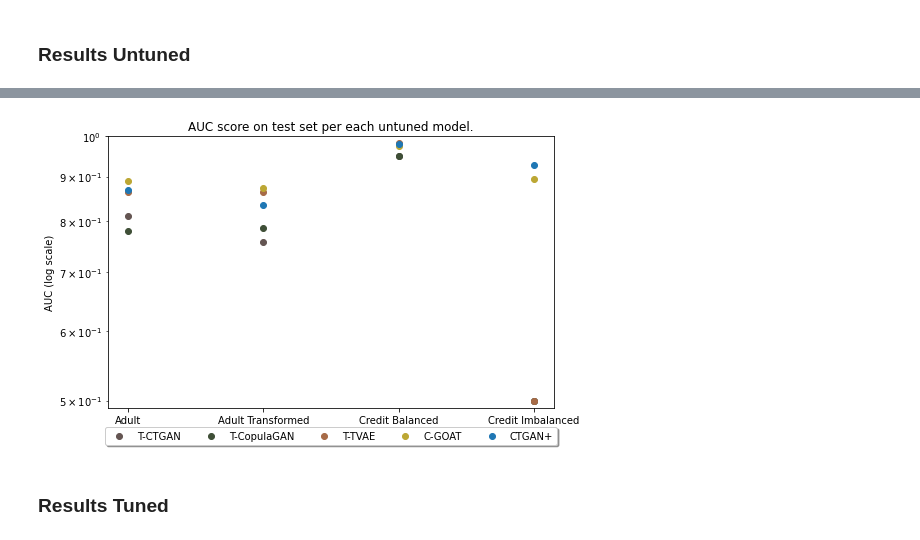
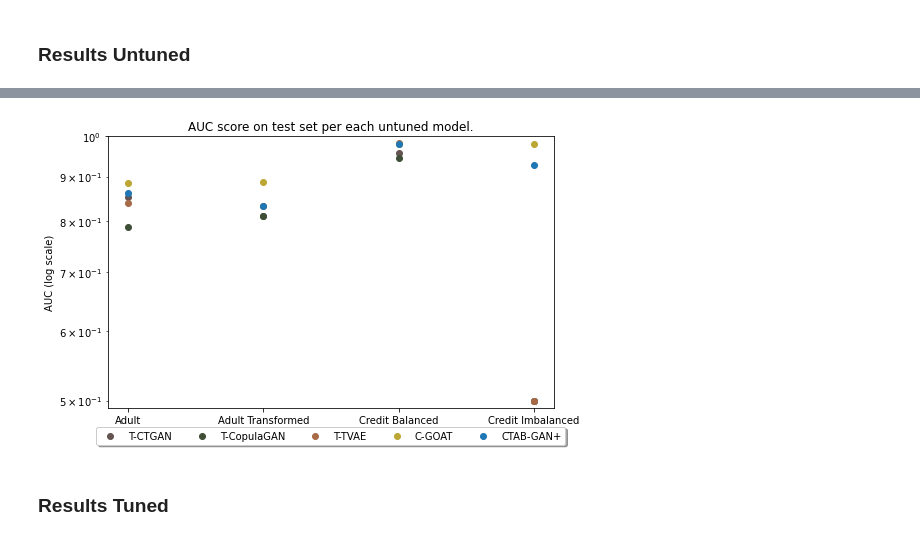
Before and after one commit to shinnasa/SC-GOAT, a Jupyter notebook: code/CollectResults.ipynb, the cells around one changed output, grey strips where cells are left out. Cells and saved outputs as stored; diff of their text form; code cells hidden in the pictures.

```diff
--- a/code/CollectResults.ipynb
+++ b/code/CollectResults.ipynb
@@ -1410,6 +1410,13 @@ def generateDataFrameAllModelsResults(metric:str, tuned:bool):
         dict_results[model_TVAE] = df_tvae_results.rename(columns={'data_set_full_name' : 'data_set', 'clf_auc_' + metric + '_tvae' : 'AUC'})
         dict_results[model_CGOAT] = df_temp_our_method.rename(columns={'data_set_full_name' : 'data_set', metric + '_roc' : 'AUC'})
 
+        datasets = [adut_data_set, encoded_adut_data_set, balanced_credit_card_data_set, imbalanced_credit_card_data_set]
+        dict_results[model_GaussianCopula].data_set = datasets
+        dict_results[model_CTGAN].data_set = datasets
+        dict_results[model_CopulaGAN].data_set = datasets
+        dict_results[model_TVAE].data_set = datasets
+        dict_results[model_CGOAT].data_set = datasets
+
     return dict_results
 # %%
 results_untuned_val = generateDataFrameAllModelsResults('val', False)
@@ -1447,8 +1454,8 @@ results_untuned_val
 # %%
 #results CTGAN+
 datasets = [adut_data_set, encoded_adut_data_set, balanced_credit_card_data_set, imbalanced_credit_card_data_set]
-ctgan_plus_auc_test_adult = 0.8684
-ctgan_plus_auc_test_ecnoded_adult = 0.8358
+ctgan_plus_auc_test_adult = 0.8614
+ctgan_plus_auc_test_ecnoded_adult = 0.8341
 ctgan_plus_auc_test_balanced_credit = 0.981
 ctgan_plus_auc_test_imbalanced_credit = 0.9267
 ctgan_plus_auc_test_results = pd.DataFrame({'data' : datasets, 'AUC' : [ctgan_plus_auc_test_adult, ctgan_plus_auc_test_ecnoded_adult, ctgan_plus_auc_test_balanced_credit, ctgan_plus_auc_test_imbalanced_credit]})
@@ -1545,13 +1632,11 @@ plt.close()
 # %%
-import pandas as pd
-import os
 ldname = ['adult', 'encoded_adult', 'balanced_credit_card', 'unbalanced_credit_card']
 lmname =['GaussianCopula', 'CTGAN', 'CopulaGAN', 'TVAE']
 dfres = pd.DataFrame()
 
 for m_name in ldname:
     for method_name in lmname:
-        fname = "../data/output/" + m_name + "_" + method_name + "_clf_best_param_xgboost.csv"
+        fname = "../data/output/ES10/" + m_name + "_" + method_name + "_clf_best_param_xgboost.csv"
         if not os.path.exists(fname):
             print(f"File '{fname}' does not exist. Skipping...")
             continue
@@ -1565,7 +1650,7 @@ for m_name in ldname:
                 index = ['data', 'model', 'set', 'untuned', 'tuned']).T])
 
     for t in ['tuned', 'untuned']:
-        fname = "../data/output/" + m_name + "_" + t + '_' +  "models_clf_best_param_xgboost.csv"
+        fname = "../data/output/ES10/" + m_name + "_" + t + '_' +  "models_clf_best_param_xgboost.csv"
         if not os.path.exists(fname):
             print(f"File '{fname}' does not exist. Skipping...")
             continue
@@ -1580,3 +1665,4 @@ for m_name in ldname:
     lset = ['val', 'test']
     dfres = pd.concat([dfres, pd.DataFrame([ldata, lmodel, lset, luntuned, ltuned],
             index = ['data', 'model', 'set', 'untuned', 'tuned']).T])
+dfres
@@ -1612,6 +1720,8 @@ df_results_untuned_test_CTGAN = df_results_untuned_test.loc[df_results_untuned_t
 df_results_untuned_test_CopulaGAN = df_results_untuned_test.loc[df_results_untuned_test['model'] == 'CopulaGAN'][columns_needed_untuned_model].rename(columns={'untuned' : 'AUC'})
 df_results_untuned_test_TVAE = df_results_untuned_test.loc[df_results_untuned_test['model'] == 'TVAE'][columns_needed_untuned_model].rename(columns={'untuned' : 'AUC'})
 df_results_untuned_test_SC_GOAT = df_results_untuned_test.loc[df_results_untuned_test['model'] == 'SC_GOAT'][columns_needed_untuned_model].rename(columns={'untuned' : 'AUC'})
+# %%
+df_results_untuned_test_SC_GOAT.AUC = [0.885859, 0.886303, 0.980266, 0.979161]
 # %%
 df_results_untuned_test_SC_GOAT
 # %% [output]
@@ -1658,19 +1776,19 @@ dict_results_untuned_test[model_CGOAT].data = datasets
 # %%
 plt.figure(figsize=(8, 5))
 for key in dict_results_untuned_test.keys():
     color_ = colors_methods[key]
     plt.scatter(dict_results_untuned_test[key]['data'], dict_results_untuned_test[key]['AUC'], color = color_, label=key)
-plt.scatter(ctgan_plus_auc_test_results['data'], ctgan_plus_auc_test_results['AUC'],label='CTGAN+')
+plt.scatter(ctgan_plus_auc_test_results['data'], ctgan_plus_auc_test_results['AUC'],label='CTAB-GAN+')
 plt.legend(loc='upper center', bbox_to_anchor=(0.5, -0.05), fancybox=True, shadow=True, ncol=5)
 plt.yscale("log")
 plt.ylim([0.49, 1.0])
 plt.ylabel("AUC (log scale)")
 plt.title("AUC score on test set per each untuned model.")
 plt.savefig("../data/figures/results_untuned_models_test.jpg", bbox_inches='tight')
 plt.show()
 plt.close()
 # %% [output]
-[figure, old version]
+[figure, new version]
 # %% [markdown]
 ### Results Tuned
 # %%
```
Also changed, not shown: parts of 109 cells of this notebook.
